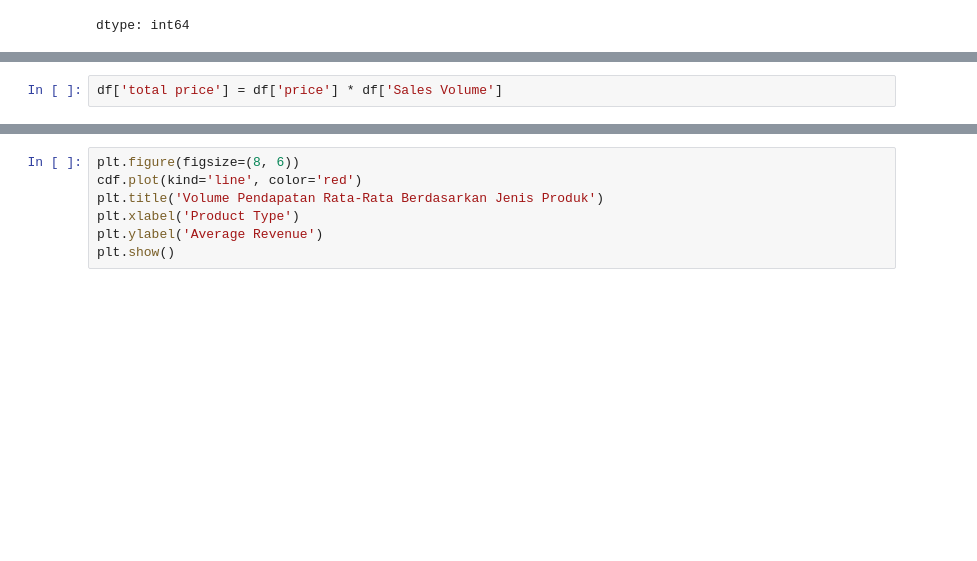
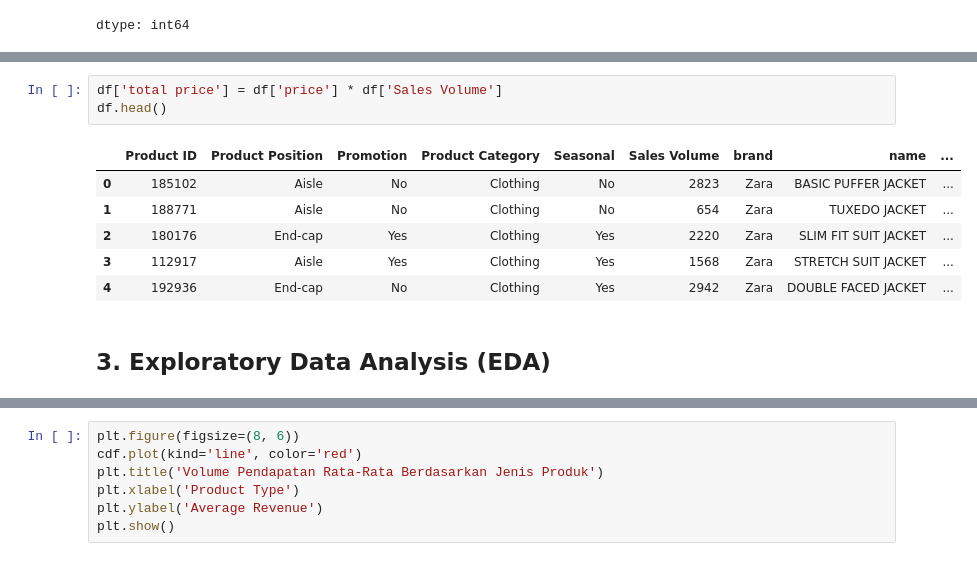
Before and after one commit to LatiefDataVisionary/eksanta-2025, a Jupyter notebook: Kelompok_1_Eksanta_2025.ipynb, the cells around one changed output, grey strips where cells are left out. Saved outputs shown, nothing was run; the diff lists cells and outputs as text; blank space fills up the shorter version.

```diff
--- a/Kelompok_1_Eksanta_2025.ipynb
+++ b/Kelompok_1_Eksanta_2025.ipynb
@@ -128,4 +140,14 @@ df.head()
 # %%
 df['total price'] = df['price'] * df['Sales Volume']
+df.head()
+# %% [output]
+|  | Product ID | Product Position | Promotion | Product Category | Seasonal | Sales Volume | brand | name | ... |
+| 0 | 185102 | Aisle | No | Clothing | No | 2823 | Zara | BASIC PUFFER JACKET | ... |
+| 1 | 188771 | Aisle | No | Clothing | No | 654 | Zara | TUXEDO JACKET | ... |
+| 2 | 180176 | End-cap | Yes | Clothing | Yes | 2220 | Zara | SLIM FIT SUIT JACKET | ... |
+| 3 | 112917 | Aisle | Yes | Clothing | Yes | 1568 | Zara | STRETCH SUIT JACKET | ... |
+| 4 | 192936 | End-cap | No | Clothing | Yes | 2942 | Zara | DOUBLE FACED JACKET | ... |
+# %% [markdown]
+## **3. Exploratory Data Analysis (EDA)**
 # %%
 df.groupby('terms')
```
Also changed, not shown: parts of 9 cells of this notebook.
